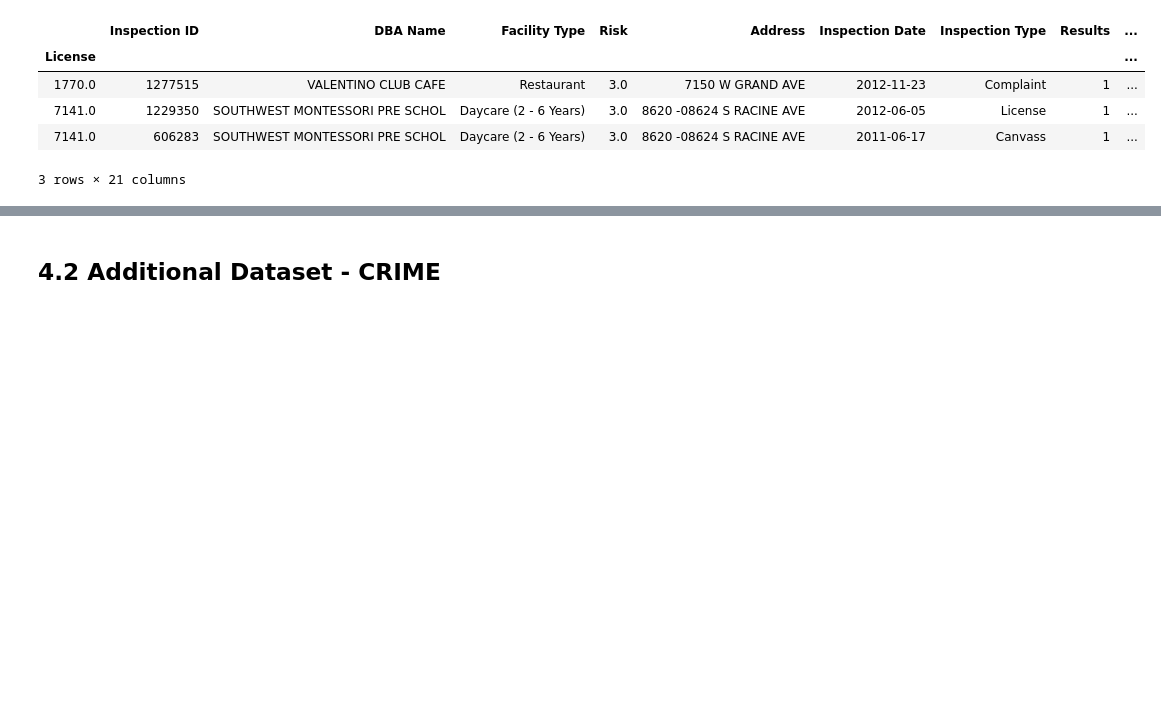
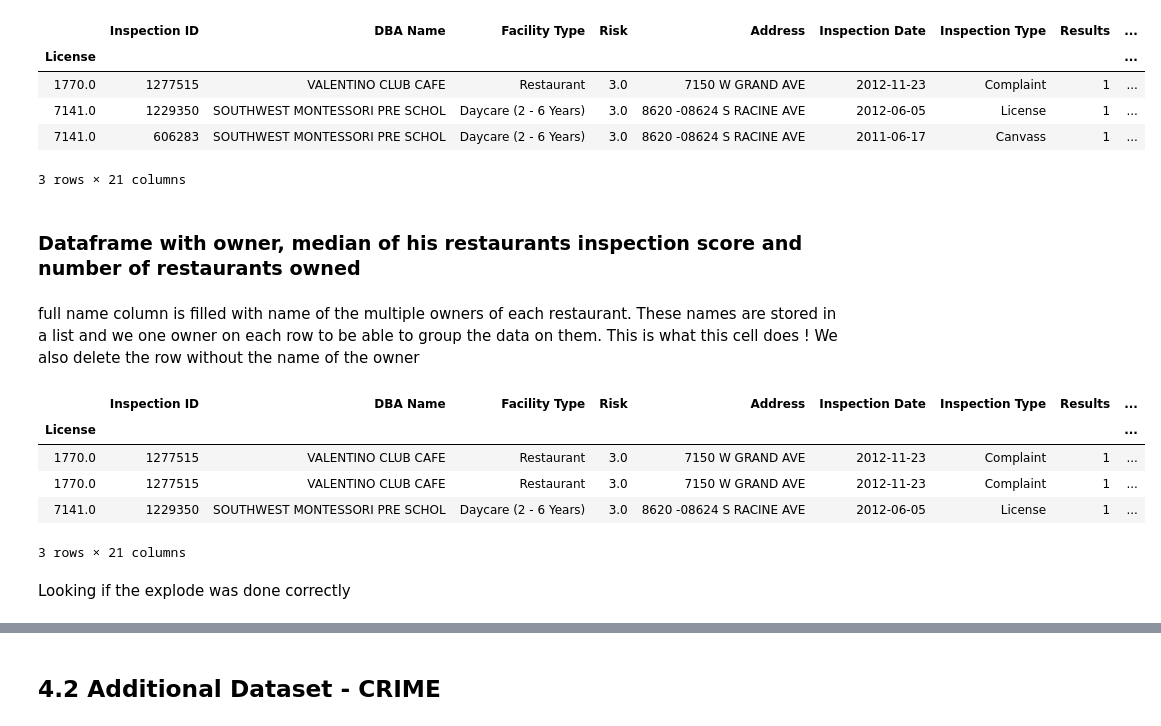
Before and after one commit to clairebilat/ada-2019-project-lost-and-found, a Jupyter notebook: Milestone-3.ipynb, the cells around one changed output, grey strips where cells are left out. Saved outputs shown, nothing was run; the diff lists cells and outputs as text; code cells hidden in the pictures; blank space fills up the shorter version.

```diff
--- a/Milestone-3.ipynb
+++ b/Milestone-3.ipynb
@@ -387,0 +394,3 @@ Text(0.5, 0, '#Inspections')
+# %%
+public_private_df = pd.DataFrame(data = public_private.values(), index=public_private.keys(), columns = ['Public_Private'])
+public_private_df.head(5)
@@ -387,0 +406,2 @@ Text(0.5, 0, '#Inspections')
+# %%
+public_private_df.index.name = 'FacilityGroup'
@@ -387,0 +410,3 @@ Text(0.5, 0, '#Inspections')
+# %%
+eat_seat = pd.merge(eat_seat, public_private_df, on = ['FacilityGroup'])
+eat_seat.head(3)
@@ -1291,3 +1318,20 @@ eat_seat_2.head(3)
 3 rows × 21 columns
 # %%
 eat_seat_2.to_csv('newfood.csv')
+# %% [markdown]
+### Dataframe with owner, median of his restaurants inspection score and number of restaurants owned
+# %%
+license_owner = eat_seat_2.explode('full name').dropna(how='any', subset=['full name'])
+# %% [markdown]
+full name column is filled with name of the multiple owners of each restaurant. These names are stored in a list and we one owner on each row to be able to group the data on them. This is what this cell does ! We also delete the row without the name of the owner
+# %%
+license_owner.head(3)
+# %% [output]
+|  | Inspection ID | DBA Name | Facility Type | Risk | Address | Inspection Date | Inspection Type | Results | ... |
+| License |  |  |  |  |  |  |  |  | ... |
+| 1770.0 | 1277515 | VALENTINO CLUB CAFE | Restaurant | 3.0 | 7150 W GRAND AVE | 2012-11-23 | Complaint | 1 | ... |
+| 1770.0 | 1277515 | VALENTINO CLUB CAFE | Restaurant | 3.0 | 7150 W GRAND AVE | 2012-11-23 | Complaint | 1 | ... |
+| 7141.0 | 1229350 | SOUTHWEST MONTESSORI PRE SCHOL | Daycare (2 - 6 Years) | 3.0 | 8620 -08624 S RACINE AVE | 2012-06-05 | License | 1 | ... |
+3 rows × 21 columns
+# %% [markdown]
+Looking if the explode was done correctly
```
Also changed, not shown: parts of 31 cells of this notebook.
